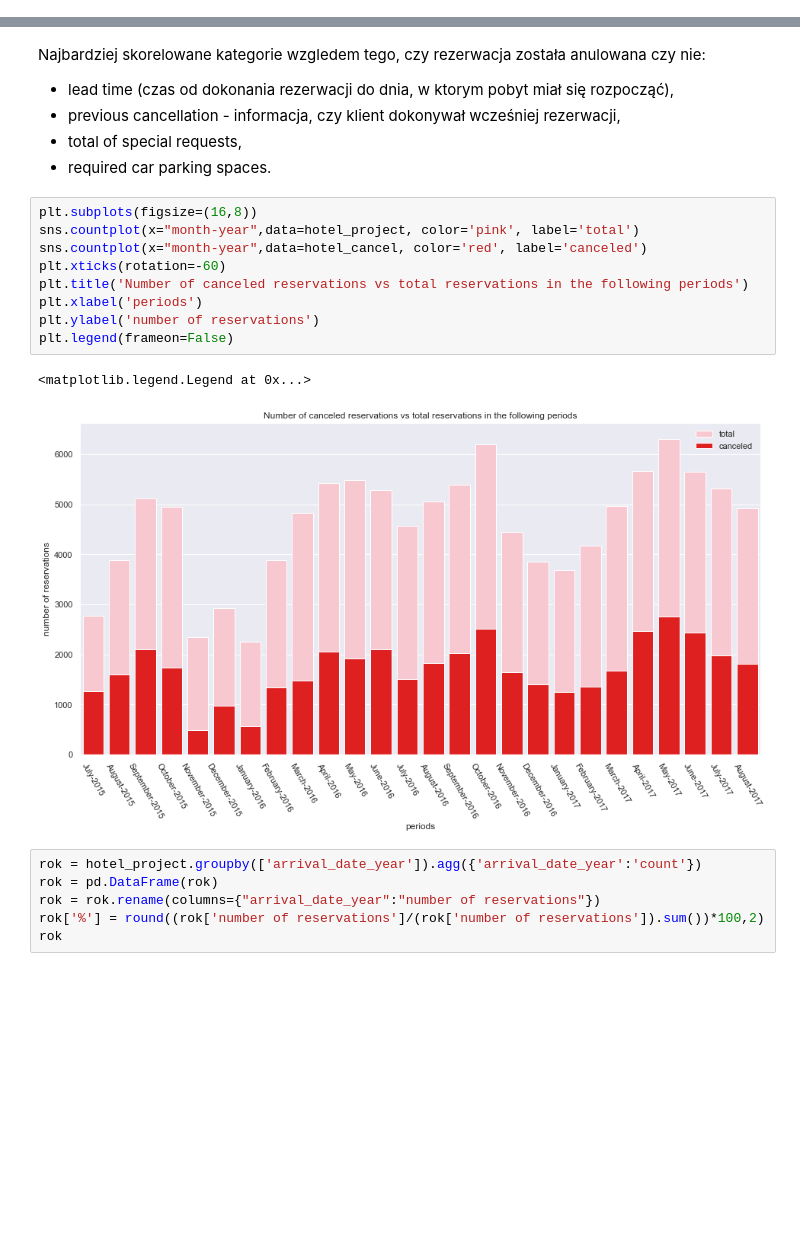
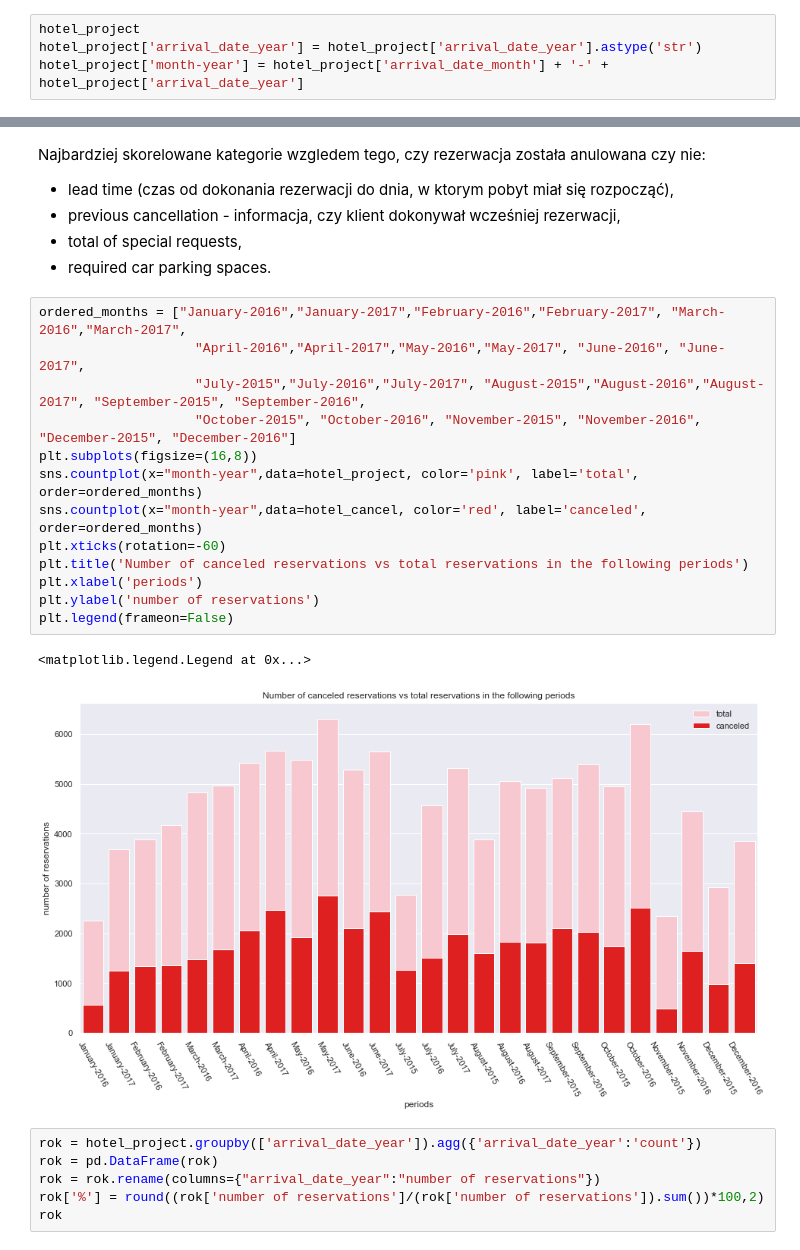
Before and after one commit to infoshareacademy/jdszr6-creative-masters, a Jupyter notebook: python/wykresy-julita.ipynb, the cells around one changed output, grey strips where cells are left out. Drawn from its saved outputs; the diff is of its cells as text; blank space fills up the shorter version.

```diff
--- a/python/wykresy-julita.ipynb
+++ b/python/wykresy-julita.ipynb
@@ -12,6 +12,10 @@ hotel_cancel = pd.DataFrame(hotel_cancel)
 hotel_cancel
 hotel_cancel['arrival_date_year'] = hotel_cancel['arrival_date_year'].astype('str')
 hotel_cancel['month-year'] = hotel_cancel['arrival_date_month'] + '-' + hotel_cancel['arrival_date_year']
+# %%
+hotel_project
+hotel_project['arrival_date_year'] = hotel_project['arrival_date_year'].astype('str')
+hotel_project['month-year'] = hotel_project['arrival_date_month'] + '-' + hotel_project['arrival_date_year']
 # %%
 correlation_matrix = np.round(hotel_project.corr(), 2)
 correlation_matrix
@@ -31,17 +35,21 @@ Najbardziej skorelowane kategorie wzgledem tego, czy rezerwacja została anulowa
 - total of special requests,
 - required car parking spaces.
 # %%
+ordered_months = ["January-2016","January-2017","February-2016","February-2017", "March-2016","March-2017",
+                    "April-2016","April-2017","May-2016","May-2017", "June-2016", "June-2017",
+                    "July-2015","July-2016","July-2017", "August-2015","August-2016","August-2017", "September-2015", "September-2016",
+                    "October-2015", "October-2016", "November-2015", "November-2016", "December-2015", "December-2016"]
 plt.subplots(figsize=(16,8))
-sns.countplot(x="month-year",data=hotel_project, color='pink', label='total')
-sns.countplot(x="month-year",data=hotel_cancel, color='red', label='canceled')
+sns.countplot(x="month-year",data=hotel_project, color='pink', label='total', order=ordered_months)
+sns.countplot(x="month-year",data=hotel_cancel, color='red', label='canceled', order=ordered_months)
 plt.xticks(rotation=-60)
 plt.title('Number of canceled reservations vs total reservations in the following periods')
 plt.xlabel('periods')
 plt.ylabel('number of reservations')
 plt.legend(frameon=False)
 # %% [output]
 <matplotlib.legend.Legend at 0x...>
-[figure, old version]
+[figure, new version]
 # %%
 rok = hotel_project.groupby(['arrival_date_year']).agg({'arrival_date_year':'count'})
 rok = pd.DataFrame(rok)
```
Also changed, not shown: parts of 1 cell of this notebook.
